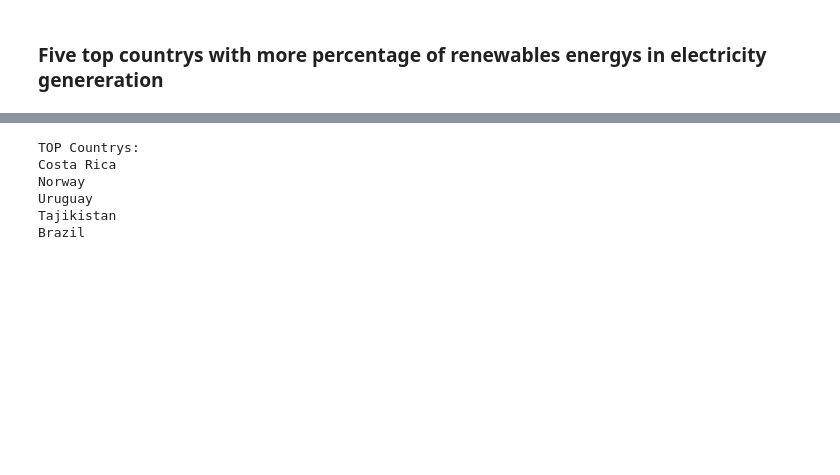
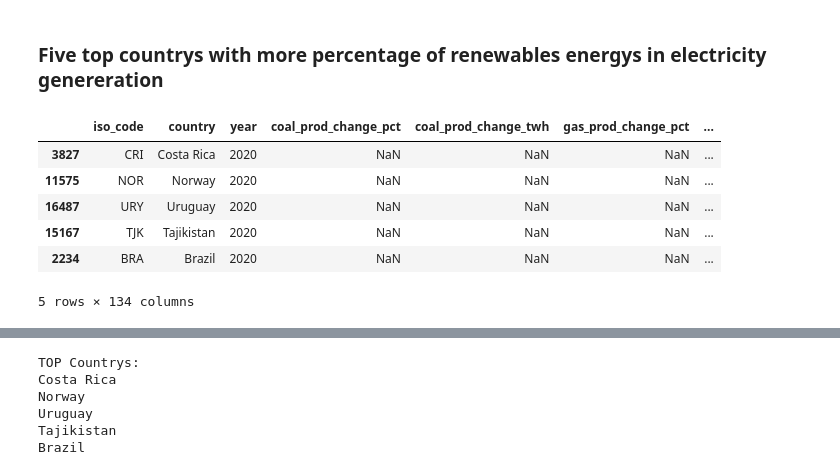
Before and after one commit to MarceloCapeletti/world_energy, a Jupyter notebook: World_Energy.ipynb, the cells around one changed output, grey strips where cells are left out. Cells and saved outputs as stored; diff of their text form; code cells hidden in the pictures; blank space fills up the shorter version.

```diff
--- a/World_Energy.ipynb
+++ b/World_Energy.ipynb
@@ -161,3 +161,13 @@ ax=ax, title='Electricity - WorldWide', grid=True, figsize=(16,8)).legend(bbox_t
 [figure]
 # %% [markdown]
 ### Five top countrys with more percentage of renewables energys in electricity genereration
+# %%
+df_renewables.sort_values(by=['renewables_electricity_%'],ascending=False)[:5]
+# %% [output]
+|  | iso_code | country | year | coal_prod_change_pct | coal_prod_change_twh | gas_prod_change_pct | ... |
+| 3827 | CRI | Costa Rica | 2020 | NaN | NaN | NaN | ... |
+| 11575 | NOR | Norway | 2020 | NaN | NaN | NaN | ... |
+| 16487 | URY | Uruguay | 2020 | NaN | NaN | NaN | ... |
+| 15167 | TJK | Tajikistan | 2020 | NaN | NaN | NaN | ... |
+| 2234 | BRA | Brazil | 2020 | NaN | NaN | NaN | ... |
+5 rows × 134 columns
```
Also changed, not shown: parts of 2 cells of this notebook.
